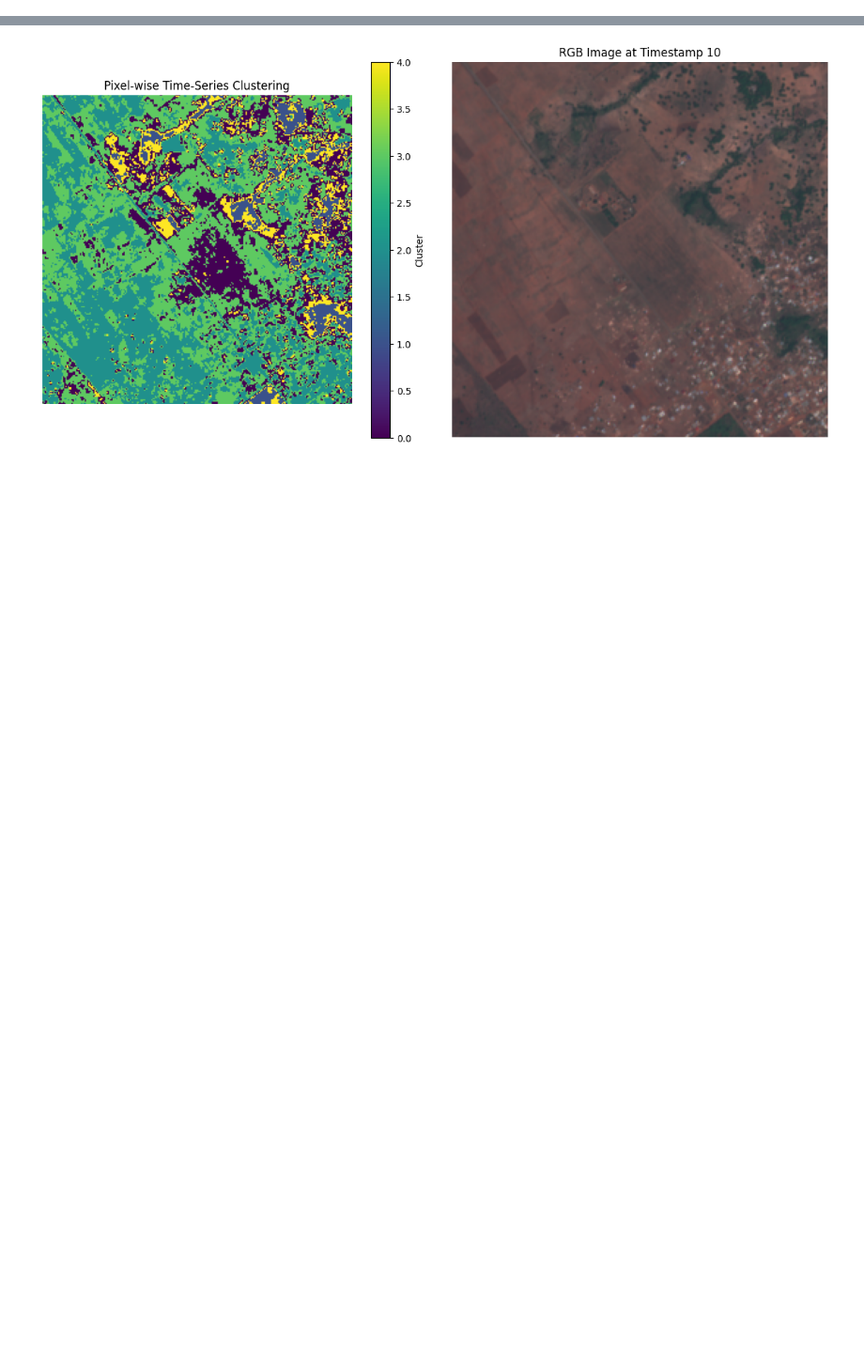
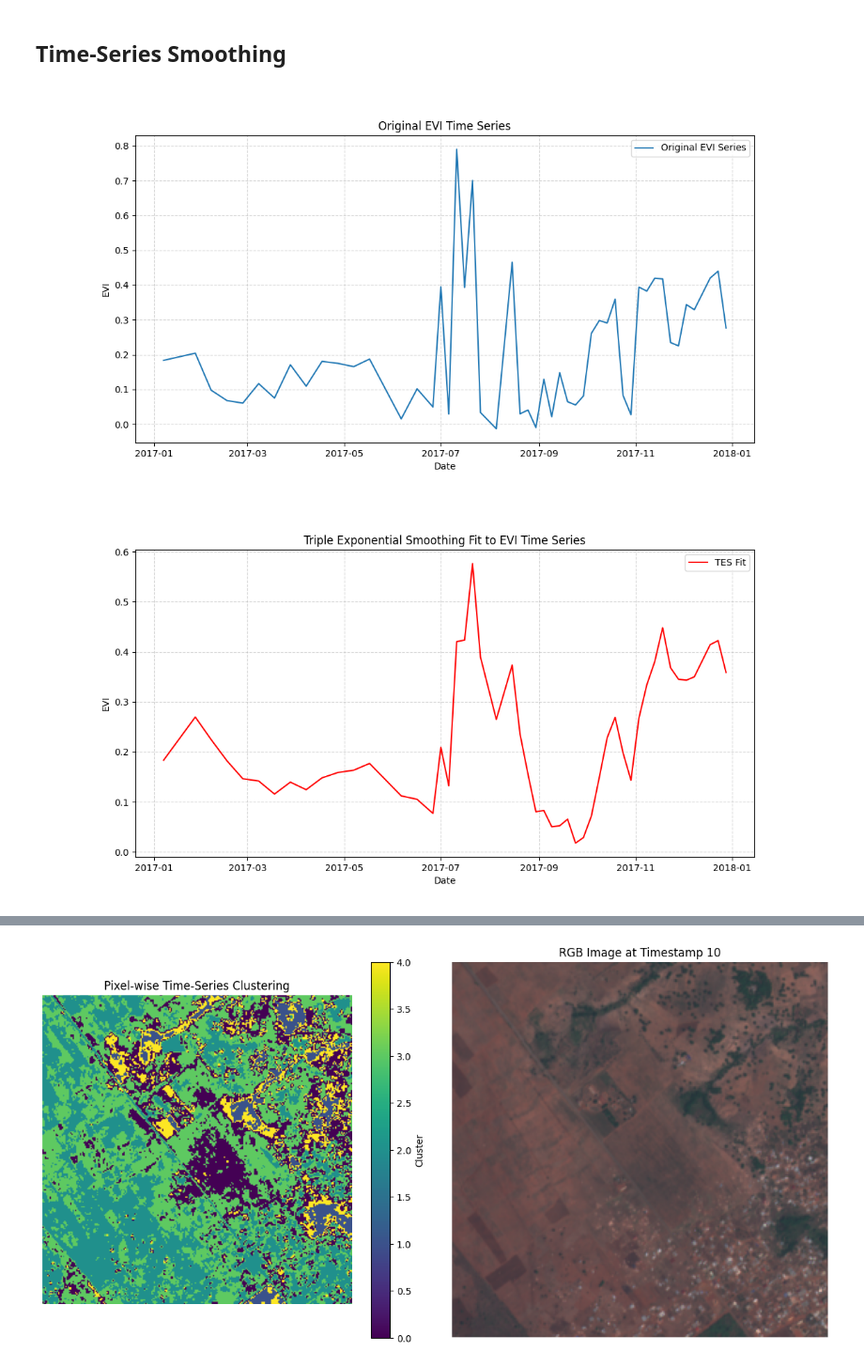
Before and after one commit to fekenzofugi/rsad-time-series, a Jupyter notebook: anomaly_detection.ipynb, the cells around one changed output, grey strips where cells are left out. Shown at 94% size. Drawn from its saved outputs; the diff is of its cells as text; code cells hidden in the pictures; blank space fills up the shorter version.

```diff
--- a/anomaly_detection.ipynb
+++ b/anomaly_detection.ipynb
@@ -79,0 +241,17 @@ plt.show()
+# %%
+H = W = 256
+
+row = 140
+col = 125
+
+pixel_idx = row * W + col
+
+# pandas Series with dates as index
+train = X.loc[pixel_idx]
+
+train.index = pd.to_datetime(train.index)
+
+train_2017 = train["2017"]
+train_2018 = train["2018"]
+train_2019 = train["2019"]
+train_2017
@@ -79,0 +276,49 @@ plt.show()
+# %% [markdown]
+## Time-Series Smoothing
+# %%
+# Your custom TES function
+def triple_exponential_smoothing(X, L, α, β, γ, ϕ):
+    def sig_ϕ(ϕ, m):
+        return np.sum(np.array([ϕ**i for i in range(m+1)]))
+
+    C, S, B, F = (np.zeros(X.shape[0]) for _ in range(4))
+    S[0], F[0] = X[0], X[0]
+    B[0] = np.mean(X[L:2*L] - X[:L]) / L
+    m = 12
+    sig_phi = sig_ϕ(ϕ, m)
+
+    for t in range(1, X.shape[0]):
+        S[t] = α * (X[t] - C[t % L]) + (1 - α) * (S[t-1] + ϕ * B[t-1])
+        B[t] = β * (S[t] - S[t-1]) + (1-β) * ϕ * B[t-1]
+        C[t % L] = γ * (X[t] - S[t]) + (1 - γ) * C[t % L]
+        F[t] = S[t] + sig_phi * B[t] + C[t % L]
+
+    return F  # Return forecasted series
+
+x = train_2017.values
+L = 12
+α, β, γ, ϕ = 0.2, 0.1, 0.1, 0.9  # low values -> smoother series
+fitted = triple_exponential_smoothing(x, L, α, β, γ, ϕ)
+
+# Plot 1: Original series
+plt.figure(figsize=(12, 6))
+plt.plot(train_2017.index, x, label="Original EVI Series", color="C0")
+plt.title("Original EVI Time Series")
+plt.xlabel("Date")
+plt.ylabel("EVI")
+plt.grid(True, linestyle="--", alpha=0.5)
+plt.legend()
+plt.show()
+
+# Plot 2: TES fitted series
+plt.figure(figsize=(12, 6))
+plt.plot(train_2017.index, fitted, color='red', label="TES Fit")
+plt.title("Triple Exponential Smoothing Fit to EVI Time Series")
+plt.xlabel("Date")
+plt.ylabel("EVI")
+plt.grid(True, linestyle="--", alpha=0.5)
+plt.legend()
+plt.show()
+# %% [output]
+[figure, added]
+[figure, added]
```
Also changed, not shown: parts of 13 cells of this notebook, 8 other files.
